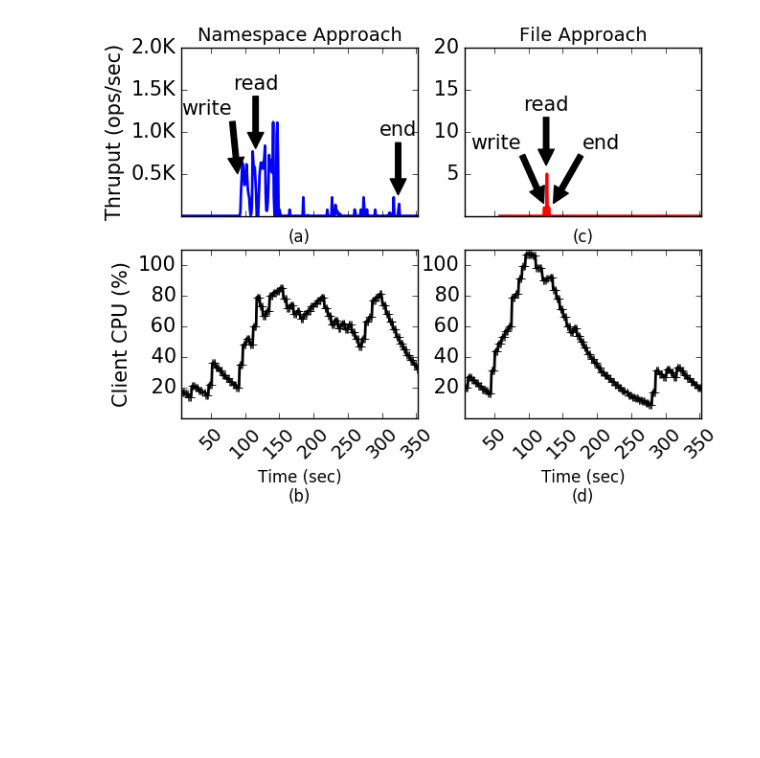
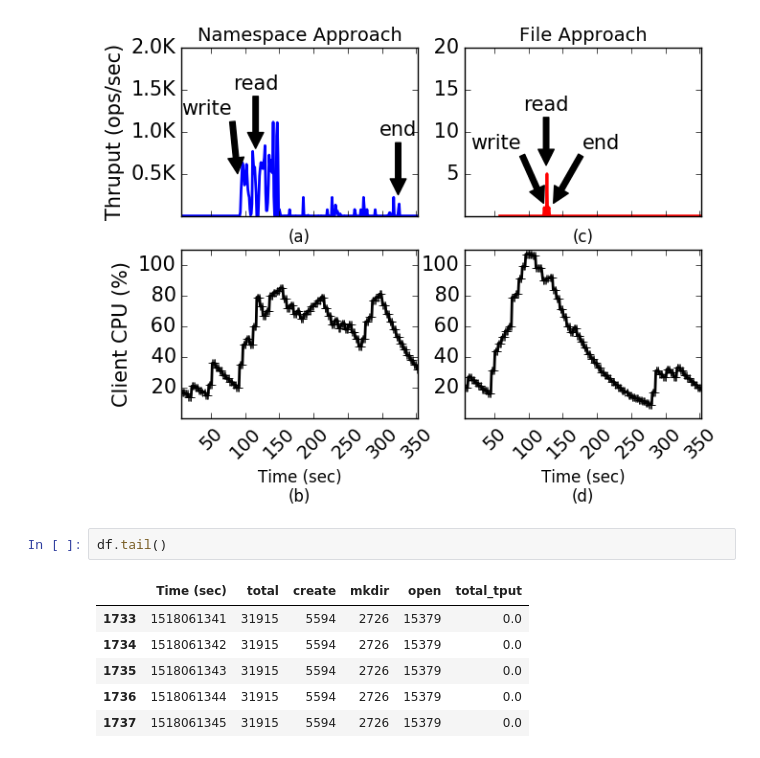
Before and after one commit to michaelsevilla/paulocto-popper, a Jupyter notebook: pipelines/hep/visualize/viz-rsrc.ipynb, the cells around one changed output. Saved outputs shown, nothing was run; the diff lists cells and outputs as text; blank space fills up the shorter version.

```diff
--- a/pipelines/hep/visualize/viz-rsrc.ipynb
+++ b/pipelines/hep/visualize/viz-rsrc.ipynb
@@ -253,3 +253,12 @@ plt.savefig('../../../paper/figures/hep_problem.png', dpi=300, bbox_inches='tigh
 1518059839.0
 1518059522.0
 [figure]
+# %%
+df.tail()
+# %% [output]
+|  | Time (sec) | total | create | mkdir | open | total_tput |
+| 1733 | 1518061341 | 31915 | 5594 | 2726 | 15379 | 0.0 |
+| 1734 | 1518061342 | 31915 | 5594 | 2726 | 15379 | 0.0 |
+| 1735 | 1518061343 | 31915 | 5594 | 2726 | 15379 | 0.0 |
+| 1736 | 1518061344 | 31915 | 5594 | 2726 | 15379 | 0.0 |
+| 1737 | 1518061345 | 31915 | 5594 | 2726 | 15379 | 0.0 |
```
Also changed, not shown: parts of 1 cell of this notebook, 6 other files.
